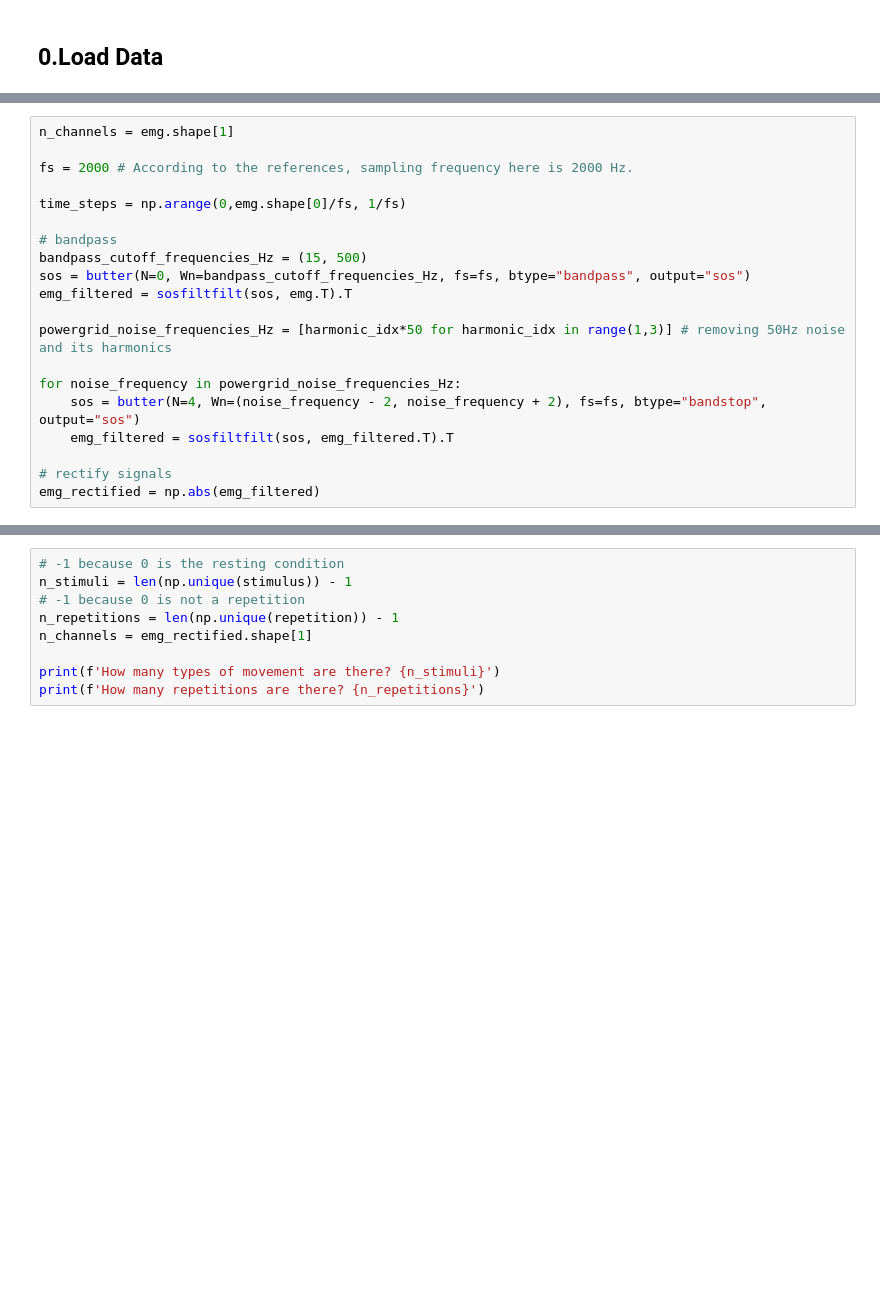
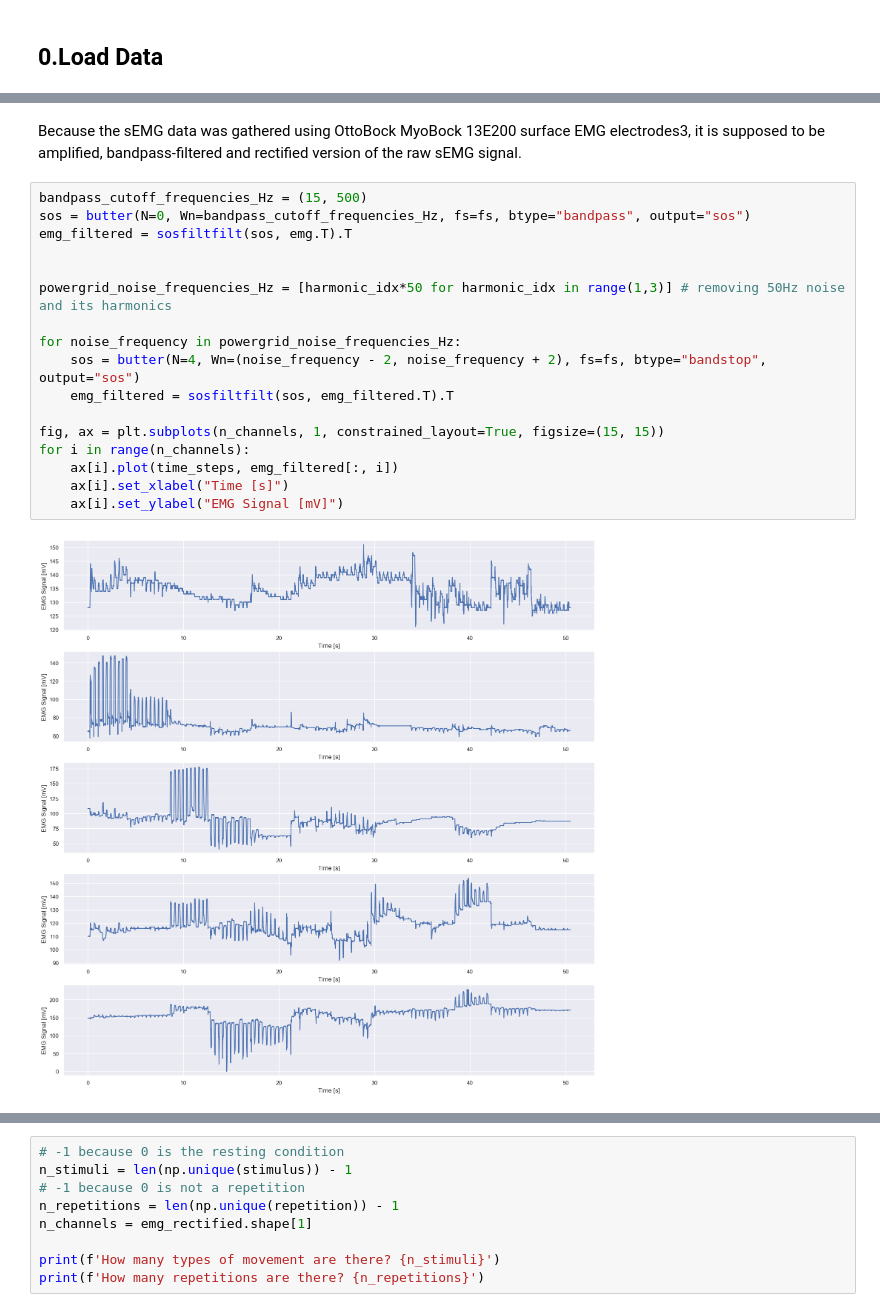
Before and after one commit to YuanshengZhou309/NSSP_Project2, a Jupyter notebook: Miniproject2-Part3.ipynb, the cells around one changed output, grey strips where cells are left out. Drawn from its saved outputs; the diff is of its cells as text; blank space fills up the shorter version.

```diff
--- a/Miniproject2-Part3.ipynb
+++ b/Miniproject2-Part3.ipynb
@@ -92,20 +62,21 @@ Before preprocessing, we visualize the rawdata for subject2.
+# %% [markdown]
+Because the sEMG data was gathered using OttoBock MyoBock 13E200 surface EMG electrodes3, it is supposed to be amplified, bandpass-filtered and rectified version of the raw sEMG signal.
 # %%
-n_channels = emg.shape[1]
-
-fs = 2000 # According to the references, sampling frequency here is 2000 Hz.
-
-time_steps = np.arange(0,emg.shape[0]/fs, 1/fs)
-
-# bandpass
 bandpass_cutoff_frequencies_Hz = (15, 500)
 sos = butter(N=0, Wn=bandpass_cutoff_frequencies_Hz, fs=fs, btype="bandpass", output="sos")
 emg_filtered = sosfiltfilt(sos, emg.T).T
+
 
 powergrid_noise_frequencies_Hz = [harmonic_idx*50 for harmonic_idx in range(1,3)] # removing 50Hz noise and its harmonics
 
 for noise_frequency in powergrid_noise_frequencies_Hz:
     sos = butter(N=4, Wn=(noise_frequency - 2, noise_frequency + 2), fs=fs, btype="bandstop", output="sos")
     emg_filtered = sosfiltfilt(sos, emg_filtered.T).T
 
-# rectify signals
-emg_rectified = np.abs(emg_filtered)
+fig, ax = plt.subplots(n_channels, 1, constrained_layout=True, figsize=(15, 15))
+for i in range(n_channels):
+    ax[i].plot(time_steps, emg_filtered[:, i])
+    ax[i].set_xlabel("Time [s]")
+    ax[i].set_ylabel("EMG Signal [mV]")
+# %% [output]
+[figure, added]
```
Also changed, not shown: parts of 39 cells of this notebook, 7 other files.
